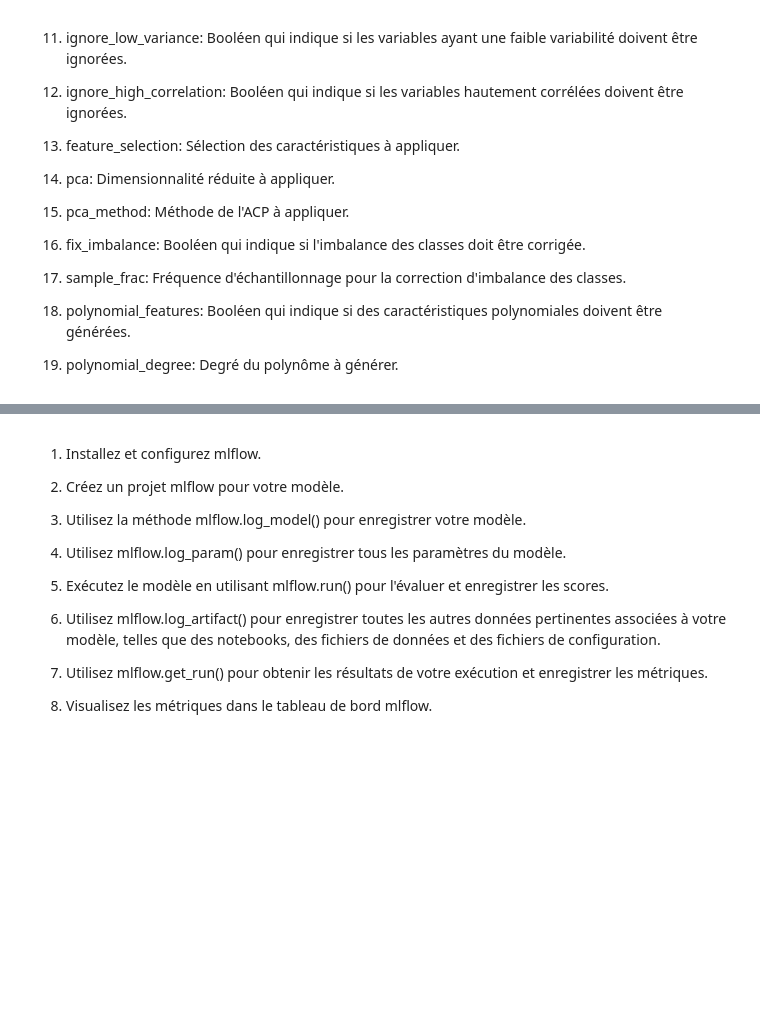
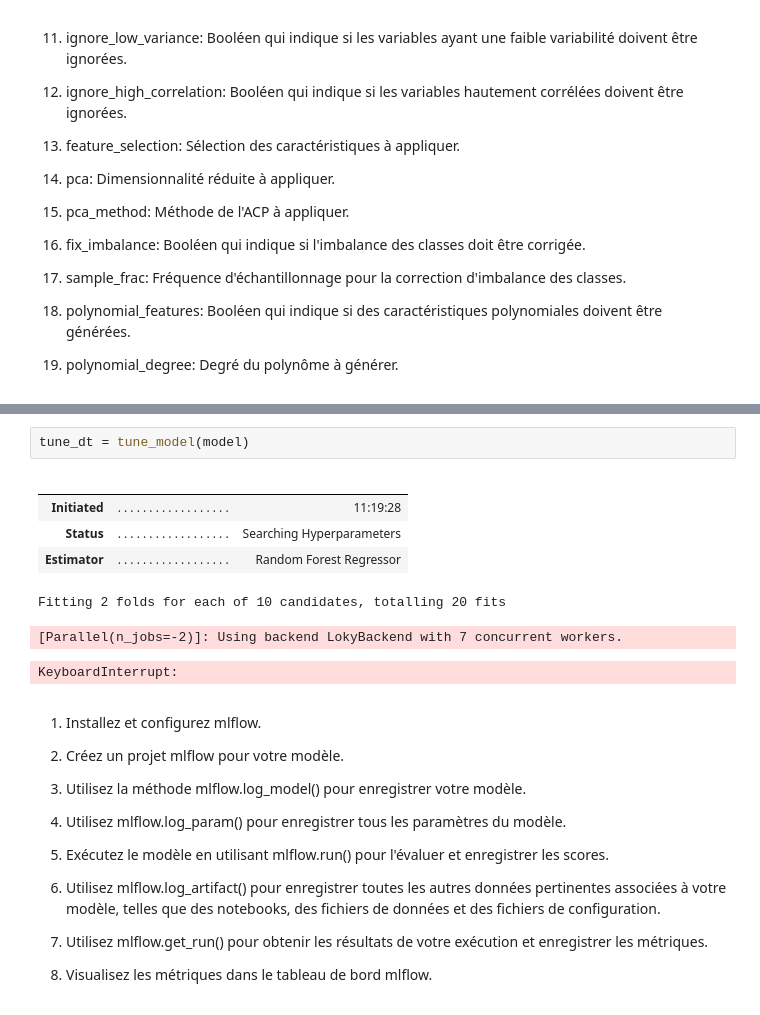
Before and after one commit to galawin59/Spotify, a Jupyter notebook: modelisation.ipynb, the cells around one changed output, grey strips where cells are left out. Saved outputs shown, nothing was run; the diff lists cells and outputs as text; blank space fills up the shorter version.

```diff
--- a/modelisation.ipynb
+++ b/modelisation.ipynb
@@ -133,3 +137,14 @@ model = create_model('et')
+# %%
+tune_dt = tune_model(model)
+# %% [output]
+|  |  |  |
+|  |  |  |
+| Initiated | . . . . . . . . . . . . . . . . . . | 11:19:28 |
+| Status | . . . . . . . . . . . . . . . . . . | Searching Hyperparameters |
+| Estimator | . . . . . . . . . . . . . . . . . . | Random Forest Regressor |
+Fitting 2 folds for each of 10 candidates, totalling 20 fits
+[Parallel(n_jobs=-2)]: Using backend LokyBackend with 7 concurrent workers.
+KeyboardInterrupt:
 # %% [markdown]
 1. Installez et configurez mlflow.
 
```
Also changed, not shown: parts of 7 cells of this notebook.
